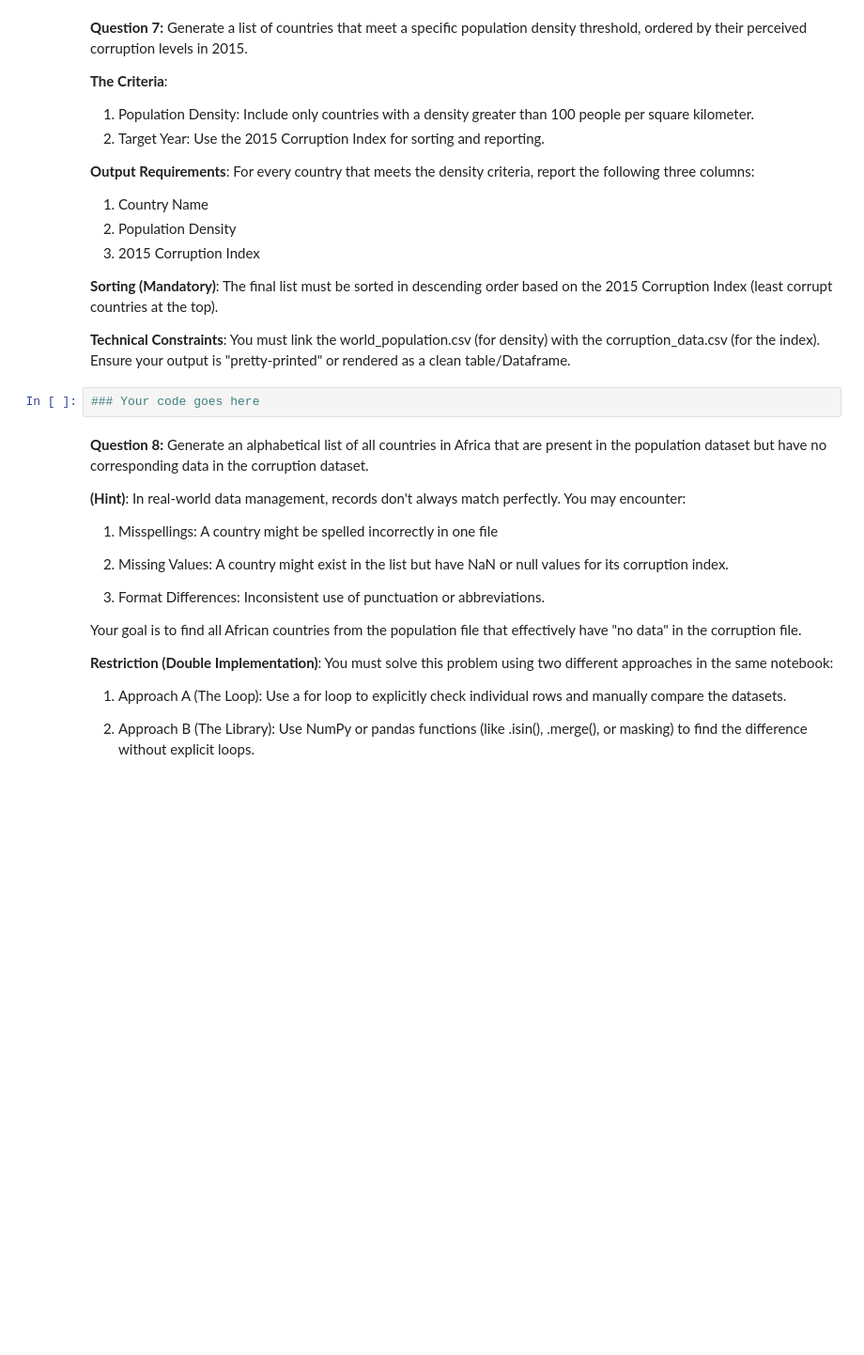
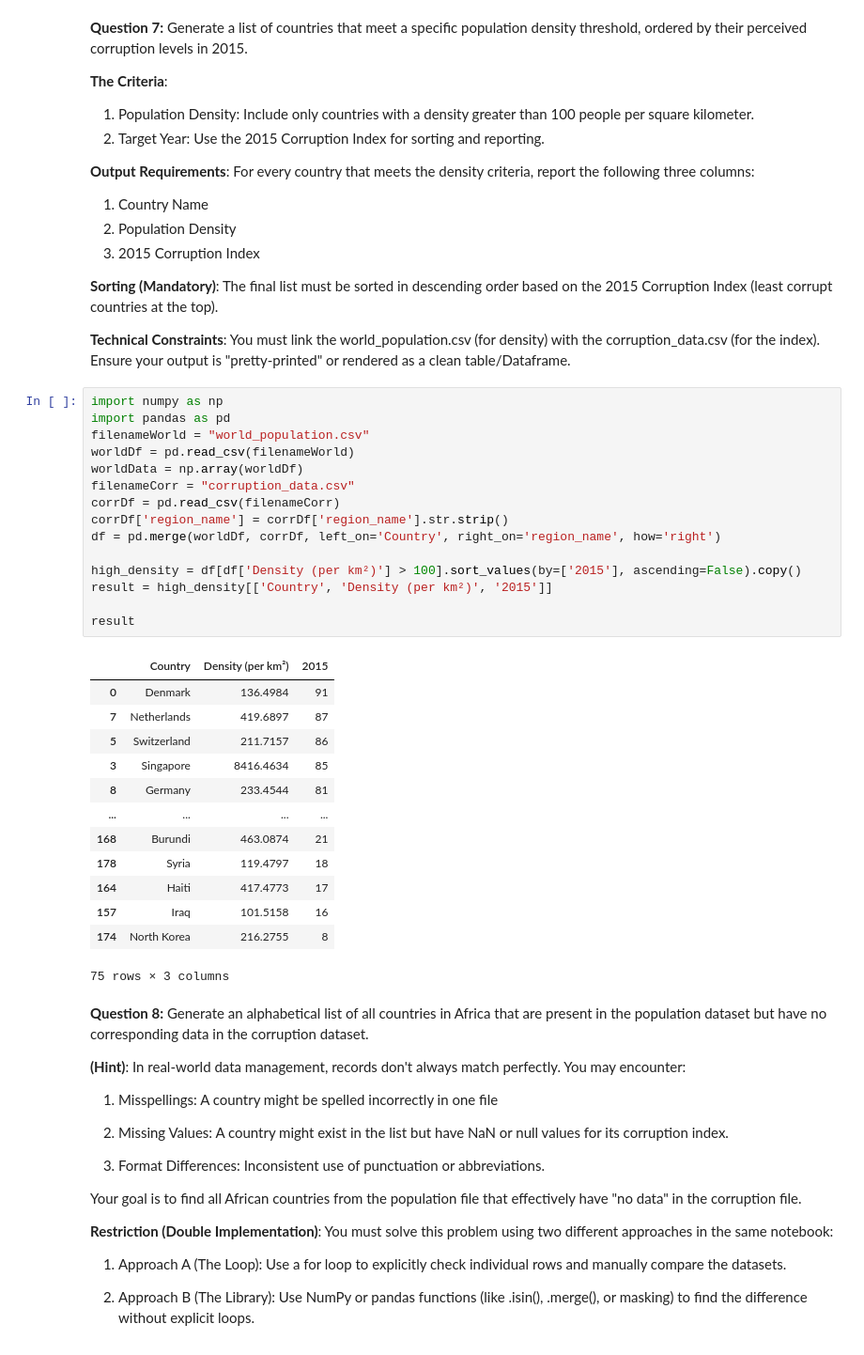
Before and after one commit to tbiehle/CSC_365, a Jupyter notebook: lab_2/Lab1-2.ipynb, the cells around one changed output. Shown at 94% size. Saved outputs shown, nothing was run; the diff lists cells and outputs as text; blank space fills up the shorter version.

```diff
--- a/lab_2/Lab1-2.ipynb
+++ b/lab_2/Lab1-2.ipynb
@@ -270,7 +308,34 @@ Use a "pretty-printed" format (e.g., "In 2020, the most corrupt country in Asia
 **Technical Constraints**: You must link the world_population.csv (for density) with the corruption_data.csv (for the index).
 Ensure your output is "pretty-printed" or rendered as a clean table/Dataframe.
 # %%
-### Your code goes here
+import numpy as np
+import pandas as pd
+filenameWorld = "world_population.csv"
+worldDf = pd.read_csv(filenameWorld)
+worldData = np.array(worldDf)
+filenameCorr = "corruption_data.csv"
+corrDf = pd.read_csv(filenameCorr)
+corrDf['region_name'] = corrDf['region_name'].str.strip()
+df = pd.merge(worldDf, corrDf, left_on='Country', right_on='region_name', how='right')
+
+high_density = df[df['Density (per km²)'] > 100].sort_values(by=['2015'], ascending=False).copy()
+result = high_density[['Country', 'Density (per km²)', '2015']]
+
+result
+# %% [output]
+|  | Country | Density (per km²) | 2015 |
+| 0 | Denmark | 136.4984 | 91 |
+| 7 | Netherlands | 419.6897 | 87 |
+| 5 | Switzerland | 211.7157 | 86 |
+| 3 | Singapore | 8416.4634 | 85 |
+| 8 | Germany | 233.4544 | 81 |
+| ... | ... | ... | ... |
+| 168 | Burundi | 463.0874 | 21 |
+| 178 | Syria | 119.4797 | 18 |
+| 164 | Haiti | 417.4773 | 17 |
+| 157 | Iraq | 101.5158 | 16 |
+| 174 | North Korea | 216.2755 | 8 |
+75 rows × 3 columns
 # %% [markdown]
 **Question 8:**  Generate an alphabetical list of all countries in Africa that are present in the population dataset but have no corresponding data in the corruption dataset.
 
```
Also changed, not shown: parts of 19 cells of this notebook.
